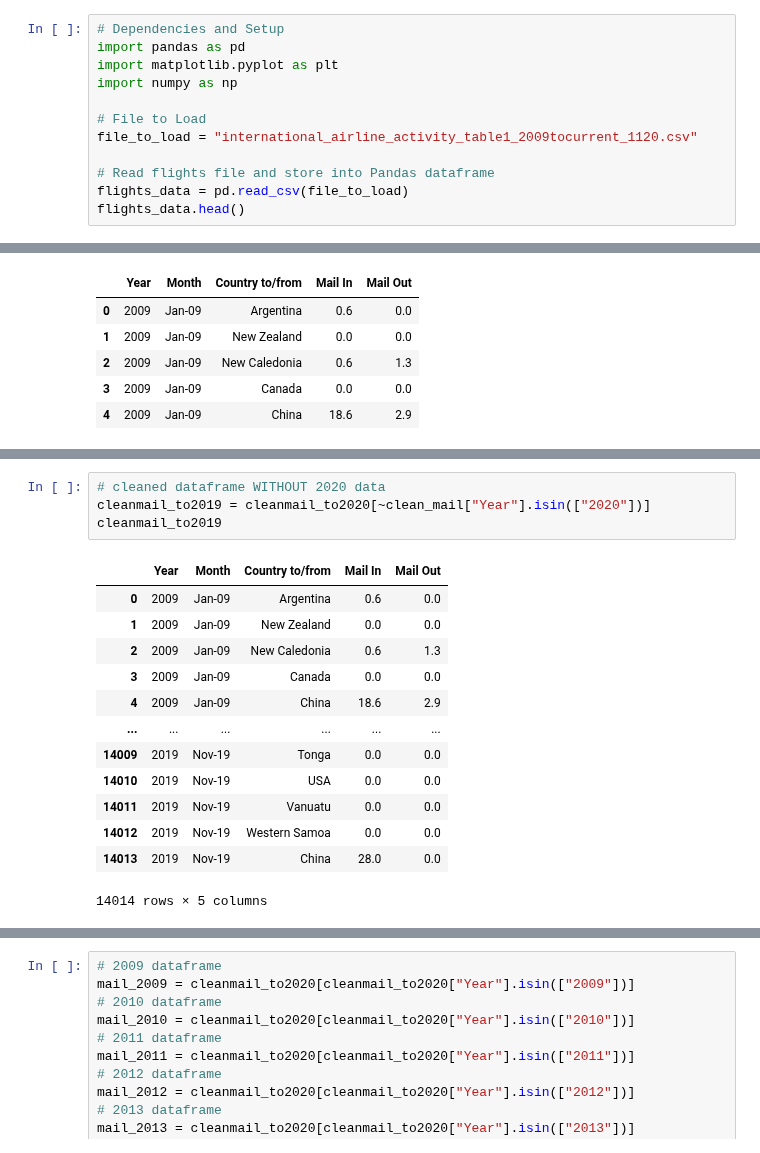
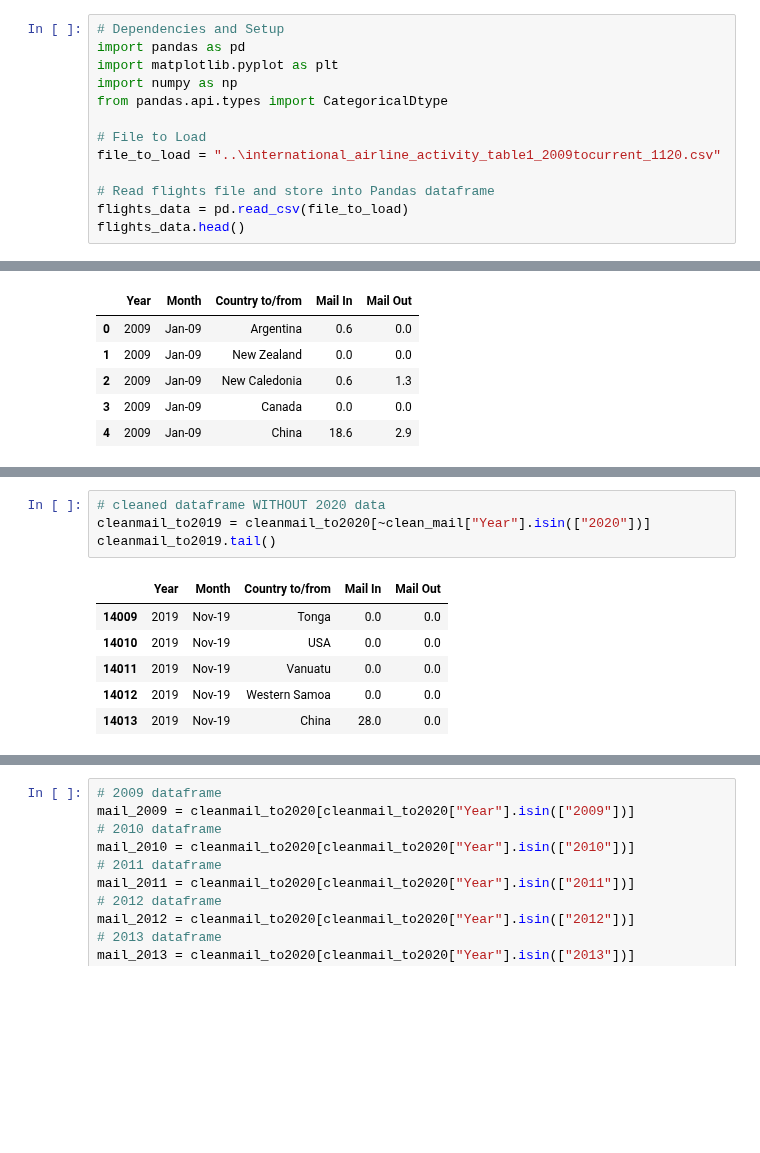
Before and after one commit to dianeyaneza/ebay-espresso, a Jupyter notebook: mail in and out 2009-2019.ipynb, the cells around one changed output, grey strips where cells are left out. Drawn from its saved outputs; the diff is of its cells as text; blank space fills up the shorter version.

```diff
--- a/mail in and out 2009-2019.ipynb
+++ b/mail in and out 2009-2019.ipynb
@@ -3,9 +3,10 @@
 import pandas as pd
 import matplotlib.pyplot as plt
 import numpy as np
+from pandas.api.types import CategoricalDtype
 
 # File to Load
-file_to_load = "international_airline_activity_table1_2009tocurrent_1120.csv"
+file_to_load = "..\international_airline_activity_table1_2009tocurrent_1120.csv"
 
 # Read flights file and store into Pandas dataframe
 flights_data = pd.read_csv(file_to_load)
@@ -53,18 +47,11 @@ cleanmail_to2020
 # %%
 # cleaned dataframe WITHOUT 2020 data
 cleanmail_to2019 = cleanmail_to2020[~clean_mail["Year"].isin(["2020"])]
-cleanmail_to2019
+cleanmail_to2019.tail()
 # %% [output]
 |  | Year | Month | Country to/from | Mail In | Mail Out |
-| 0 | 2009 | Jan-09 | Argentina | 0.6 | 0.0 |
-| 1 | 2009 | Jan-09 | New Zealand | 0.0 | 0.0 |
-| 2 | 2009 | Jan-09 | New Caledonia | 0.6 | 1.3 |
-| 3 | 2009 | Jan-09 | Canada | 0.0 | 0.0 |
-| 4 | 2009 | Jan-09 | China | 18.6 | 2.9 |
-| ... | ... | ... | ... | ... | ... |
 | 14009 | 2019 | Nov-19 | Tonga | 0.0 | 0.0 |
 | 14010 | 2019 | Nov-19 | USA | 0.0 | 0.0 |
 | 14011 | 2019 | Nov-19 | Vanuatu | 0.0 | 0.0 |
 | 14012 | 2019 | Nov-19 | Western Samoa | 0.0 | 0.0 |
 | 14013 | 2019 | Nov-19 | China | 28.0 | 0.0 |
-14014 rows × 5 columns
```
Also changed, not shown: parts of 6 cells of this notebook.
